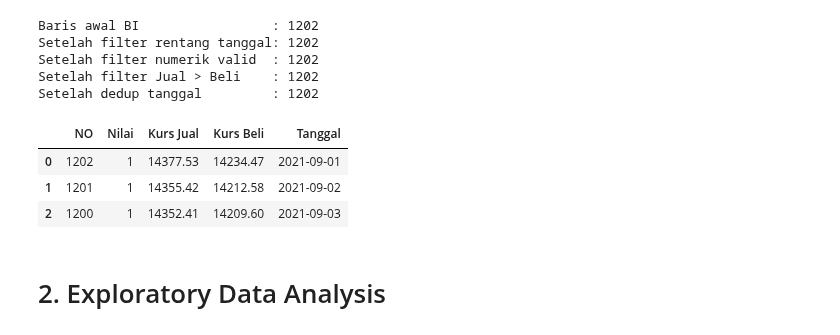
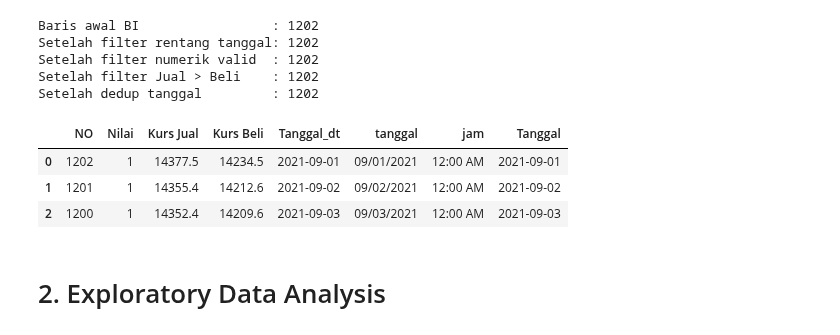
Before and after one commit to farsyaant/nlpproject-grestercinta, a Jupyter notebook: src/baseline_kurs_tengah.ipynb, the cells around one changed output. Saved outputs shown, nothing was run; the diff lists cells and outputs as text; code cells hidden in the pictures.

```diff
--- a/src/baseline_kurs_tengah.ipynb
+++ b/src/baseline_kurs_tengah.ipynb
@@ -14,15 +26,8 @@ from lightgbm import LGBMClassifier, early_stopping, log_evaluation
 bi_raw = pd.read_csv('../data/raw/bi-usd-rate.csv')
 
 start_date = pd.Timestamp("2021-09-01")
-end_date = pd.Timestamp("2026-09-01")
+end_date = pd.Timestamp("2026-09-01 23:59:59")   # inklusif sampai akhir hari, sama dengan pipeline final
 
-# Gabungkan tanggal dan jam untuk satu kolom datetime kanonik
-bi_raw["Tanggal"] = pd.to_datetime(
-    bi_raw["Tanggal"].astype(str).str.strip(),
-    format="%m/%d/%Y %I:%M:%S %p",  # perhatikan ada detik (:%S) di format aslinya
-    errors="coerce",
-)
-
-print(bi_raw.shape)
+print("Kurs USD BI:", bi_raw.shape)
 bi_raw.head(3)
 # %% [output]
@@ -33,0 +39,16 @@ bi_raw.head(3)
+# %%
+# Parse timestamp dengan langkah yang sama seperti pipeline final:
+# parse mentah -> pisah tanggal & jam -> gabung kembali menjadi satu kolom datetime kanonik.
+bi_raw["Tanggal_dt"] = pd.to_datetime(bi_raw["Tanggal"], errors="coerce")
+bi_raw["tanggal"] = bi_raw["Tanggal_dt"].dt.strftime("%m/%d/%Y")
+bi_raw["jam"] = bi_raw["Tanggal_dt"].dt.strftime("%I:%M %p")
+bi_raw = bi_raw.drop(columns=["Tanggal"], errors="ignore")
+
+bi_raw["Tanggal"] = pd.to_datetime(
+    bi_raw["tanggal"].astype(str).str.strip() + " " + bi_raw["jam"].astype(str).str.strip(),
+    format="%m/%d/%Y %I:%M %p",
+    errors="coerce",
+)
+
+print(bi_raw.shape)
+bi_raw.head(3)
@@ -34,5 +61,6 @@ bi_raw.head(3)
 # %%
 def clean_numeric(series: pd.Series) -> pd.Series:
+    """Hapus pemisah ribuan dan konversi nilai ke float."""
     cleaned = series.astype(str).str.replace(",", "", regex=False).str.strip()
     return pd.to_numeric(cleaned, errors="coerce")
 
@@ -44,40 +72,41 @@ bi_raw["Nilai"] = pd.to_numeric(bi_raw["Nilai"], errors="coerce")
 
 print(f"Baris awal BI                 : {len(bi_raw)}")
 
+# Pertahankan hanya rentang 1 September 2021 sampai 1 September 2026.
 bi = bi_raw.loc[bi_raw["Tanggal"].between(start_date, end_date, inclusive="both")]
 print(f"Setelah filter rentang tanggal: {len(bi)}")
 
 mask_valid_numeric = (
     bi["Kurs Jual"].notna()
     & bi["Kurs Beli"].notna()
     & (bi["Kurs Jual"] > 0)
     & (bi["Kurs Beli"] > 0)
 )
 bi = bi.loc[mask_valid_numeric]
 print(f"Setelah filter numerik valid  : {len(bi)}")
 
 mask_valid_spread = bi["Kurs Jual"] > bi["Kurs Beli"]
 bi = bi.loc[mask_valid_spread]
 print(f"Setelah filter Jual > Beli    : {len(bi)}")
 
 bi = (
     bi.sort_values("Tanggal")
     .drop_duplicates(subset=["Tanggal"], keep="last")
     .reset_index(drop=True)
 )
 print(f"Setelah dedup tanggal         : {len(bi)}")
 
 bi.head(3)
 # %% [output]
 Baris awal BI                 : 1202
 Setelah filter rentang tanggal: 1202
 Setelah filter numerik valid  : 1202
 Setelah filter Jual > Beli    : 1202
 Setelah dedup tanggal         : 1202
-|  | NO | Nilai | Kurs Jual | Kurs Beli | Tanggal |
-| 0 | 1202 | 1 | 14377.53 | 14234.47 | 2021-09-01 |
-| 1 | 1201 | 1 | 14355.42 | 14212.58 | 2021-09-02 |
-| 2 | 1200 | 1 | 14352.41 | 14209.60 | 2021-09-03 |
+|  | NO | Nilai | Kurs Jual | Kurs Beli | Tanggal_dt | tanggal | jam | Tanggal |
+| 0 | 1202 | 1 | 14377.5 | 14234.5 | 2021-09-01 | 09/01/2021 | 12:00 AM | 2021-09-01 |
+| 1 | 1201 | 1 | 14355.4 | 14212.6 | 2021-09-02 | 09/02/2021 | 12:00 AM | 2021-09-02 |
+| 2 | 1200 | 1 | 14352.4 | 14209.6 | 2021-09-03 | 09/03/2021 | 12:00 AM | 2021-09-03 |
 # %% [markdown]
 # 2. Exploratory Data Analysis
 # %%
```
Also changed, not shown: parts of 41 cells of this notebook.
